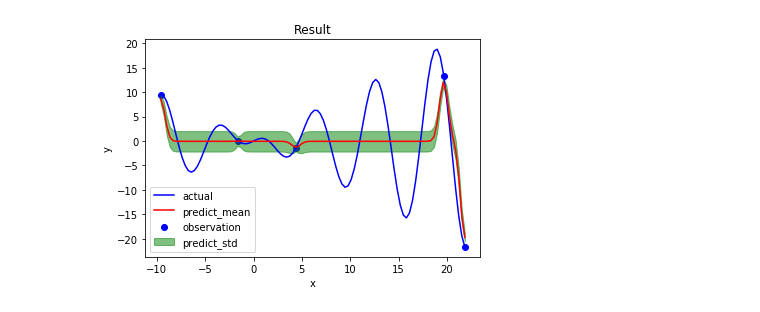
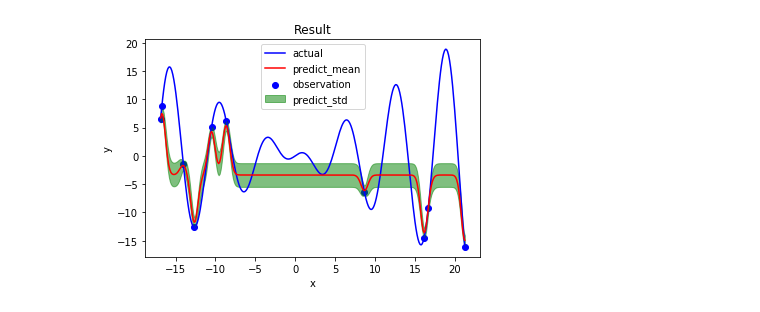
Before and after one commit to habroptilus/ml-tools, a Jupyter notebook: experiment/gaussian_process.ipynb, the cells around one changed output. Saved outputs shown, nothing was run; the diff lists cells and outputs as text; code cells hidden in the pictures.

```diff
--- a/experiment/gaussian_process.ipynb
+++ b/experiment/gaussian_process.ipynb
@@ -15,2 +11,0 @@ def f(x):
-# %%
-X,y=generate(N=5,func=f,window=50,epsilon=0)
@@ -41,3 +42,7 @@ class GaussianKernel:
 
     def run(self,x,y):
         return np.exp(-np.linalg.norm(x-y)**2/self.h)
+# %%
+f = lambda x :x* np.cos(x)
+# %%
+X,y=generate(N=10,func=f,window=50,epsilon=0)
@@ -46,26 +55,7 @@ kernel=GaussianKernel(h=0.4)
 model=GaussianProcessRegressor(kernel=kernel,c=0.1)
 # %%
 model.fit(X,y)
-# %%
-def plot_gp(X, Y, title,func_true,model,k=2):
-    """kσ区間"""
-    fig = plt.figure()
-    ax = fig.add_subplot(111)
-    ax.scatter(X, Y, color="blue", marker="o",label="observation")
-    x = np.linspace(min(X), max(X), 100)
-    y_true = func_true(x)
-    mu,sigma = model.calc_mu_sigma(x)
-    y_std=np.sqrt(np.diag(sigma))
-    mu=mu.flatten()
-    ax.plot(x, y_true, color='blue',label="actual")
-    ax.plot(x, mu, color='red',label="predict_mean")
-    plt.fill_between(x, mu - k*y_std, mu + k*y_std, color="green", alpha=0.5, label="predict_std")
-    plt.legend()
-    plt.title(title)
-    plt.xlabel("x")
-    plt.ylabel("y")
-    plt.show()
 # %%
-plot_gp(X,y,"Result",f,model)
+plot_gp(X=X,Y=y,title="Result",func_true=f,model=model)
 # %% [output]
-[figure, old version]
+[figure, new version]
```
Also changed, not shown: parts of 8 cells of this notebook.
